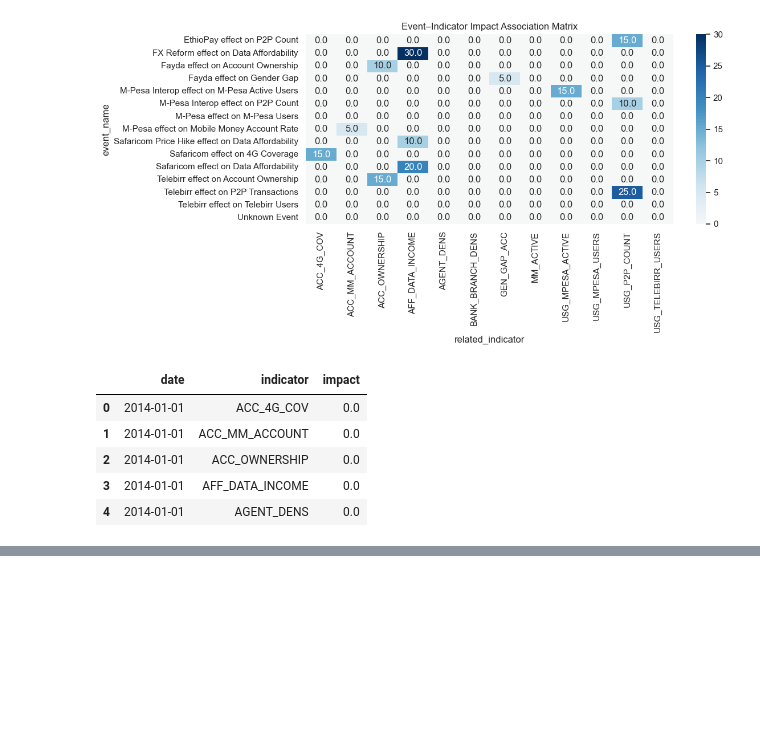
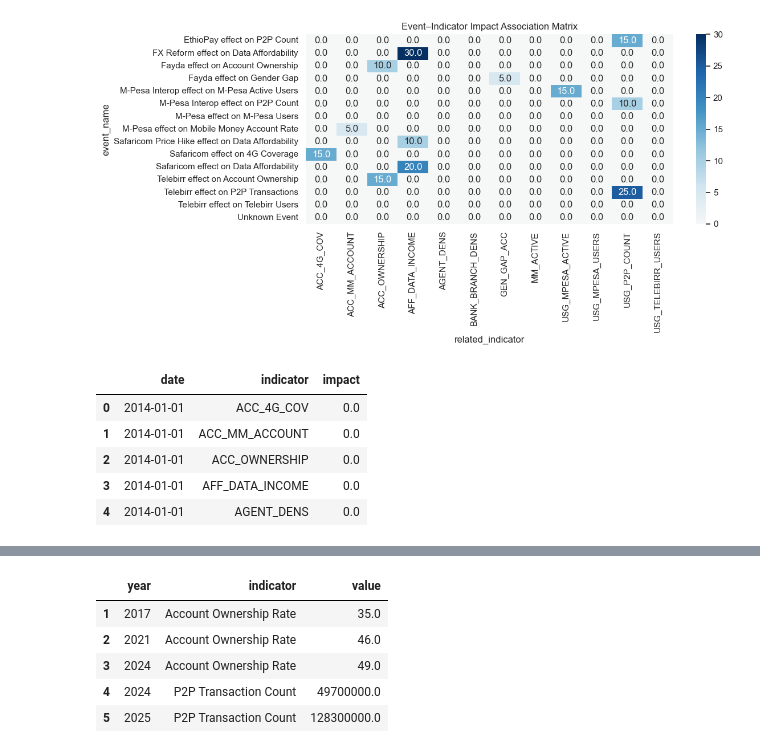
Before and after one commit to RuetGG/selam_Week10, a Jupyter notebook: notebooks/event_impact.ipynb, the cells around one changed output, grey strips where cells are left out. Saved outputs shown, nothing was run; the diff lists cells and outputs as text; code cells hidden in the pictures; blank space fills up the shorter version.

```diff
--- a/notebooks/event_impact.ipynb
+++ b/notebooks/event_impact.ipynb
@@ -188,2 +186,22 @@ All Task 3 deliverables saved to ../outputs/
 # %%
 yearly_impact = indicator_impact_ts.groupby([indicator_impact_ts.date.dt.year, "indicator"])["impact"].sum().reset_index()
+# %%
+import pandas as pd
+
+historical_data = observations_df[
+    observations_df['indicator_code'].isin(['ACC_OWNERSHIP', 'USG_P2P_COUNT'])
+][['observation_date', 'indicator', 'value_numeric']].copy()
+
+historical_data['year'] = historical_data['observation_date'].dt.year
+historical_data = historical_data.groupby(['year', 'indicator'])['value_numeric'].mean().reset_index()
+
+historical_data.rename(columns={'value_numeric': 'value'}, inplace=True)
+
+historical_data.tail()
+# %% [output]
+|  | year | indicator | value |
+| 1 | 2017 | Account Ownership Rate | 35.0 |
+| 2 | 2021 | Account Ownership Rate | 46.0 |
+| 3 | 2024 | Account Ownership Rate | 49.0 |
+| 4 | 2024 | P2P Transaction Count | 49700000.0 |
+| 5 | 2025 | P2P Transaction Count | 128300000.0 |
```
Also changed, not shown: parts of 9 cells of this notebook.
